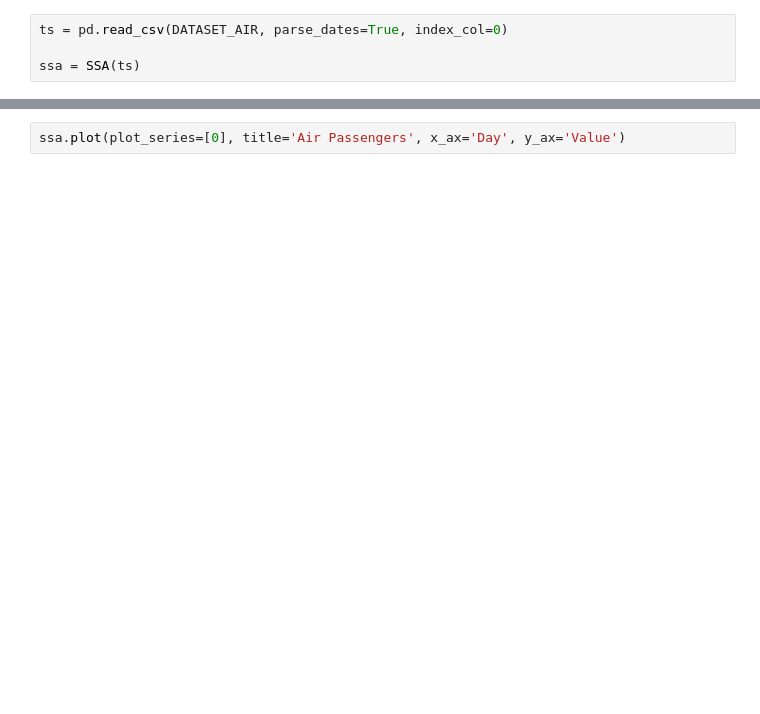
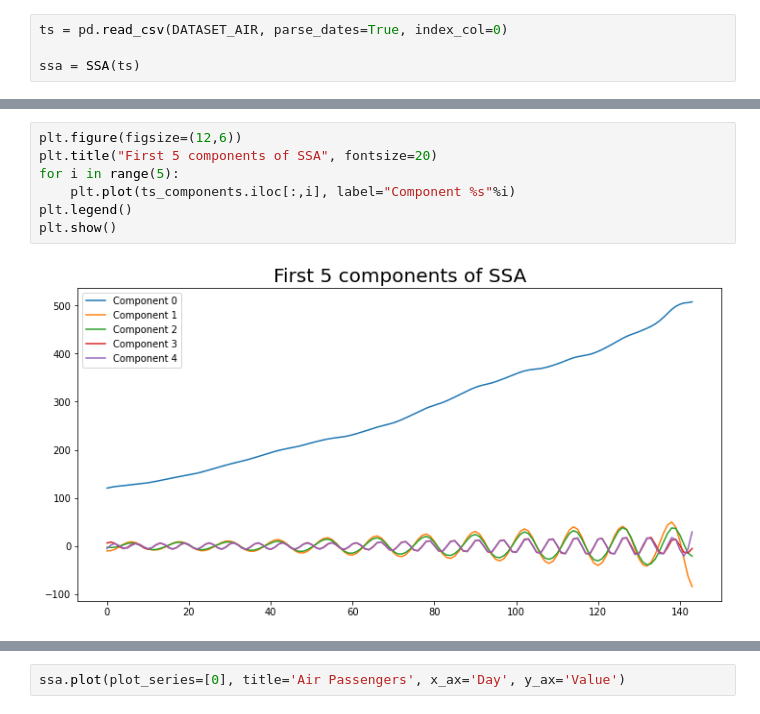
Before and after one commit to AndrewSukhobok95/ssa, a Jupyter notebook: Tutorial.ipynb, the cells around one changed output, grey strips where cells are left out. Saved outputs shown, nothing was run; the diff lists cells and outputs as text; blank space fills up the shorter version.

```diff
--- a/Tutorial.ipynb
+++ b/Tutorial.ipynb
@@ -27,6 +35,15 @@ ts_components.head()
 | 2 | 123.674058 | -6.321479 | -2.387982 | 4.786515 | 4.874571 | 1.543534 | 1.696951 | 1.515590 | 0.428289 | 1.130853 | 0.745070 | ... |
 | 3 | 124.667052 | -1.430181 | -0.524579 | -1.692226 | 0.622018 | 0.952604 | 0.653805 | 1.717376 | 0.577336 | 0.529451 | -0.526849 | ... |
 | 4 | 125.623343 | 3.693854 | 2.521668 | -5.309354 | -4.657219 | -0.153905 | -1.260262 | -1.318743 | -1.054166 | -1.570333 | 0.715733 | ... |
+# %%
+plt.figure(figsize=(12,6))
+plt.title("First 5 components of SSA", fontsize=20)
+for i in range(5):
+    plt.plot(ts_components.iloc[:,i], label="Component %s"%i)
+plt.legend()
+plt.show()
+# %% [output]
+[figure, added]
 # %%
 forecast = ssa.RLforecast(7, steps=50, conf_int=True)
 
```
Also changed, not shown: parts of 21 cells of this notebook, 1 other file.
